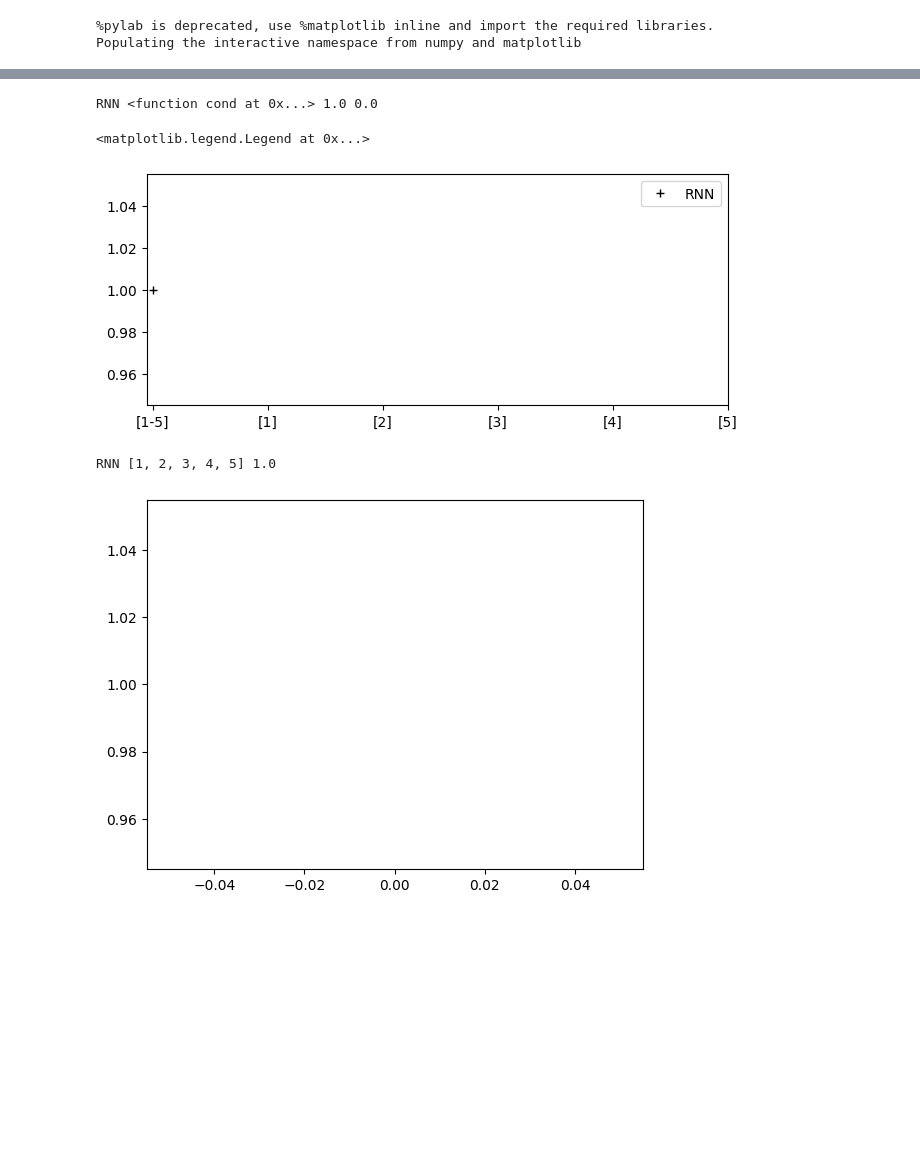
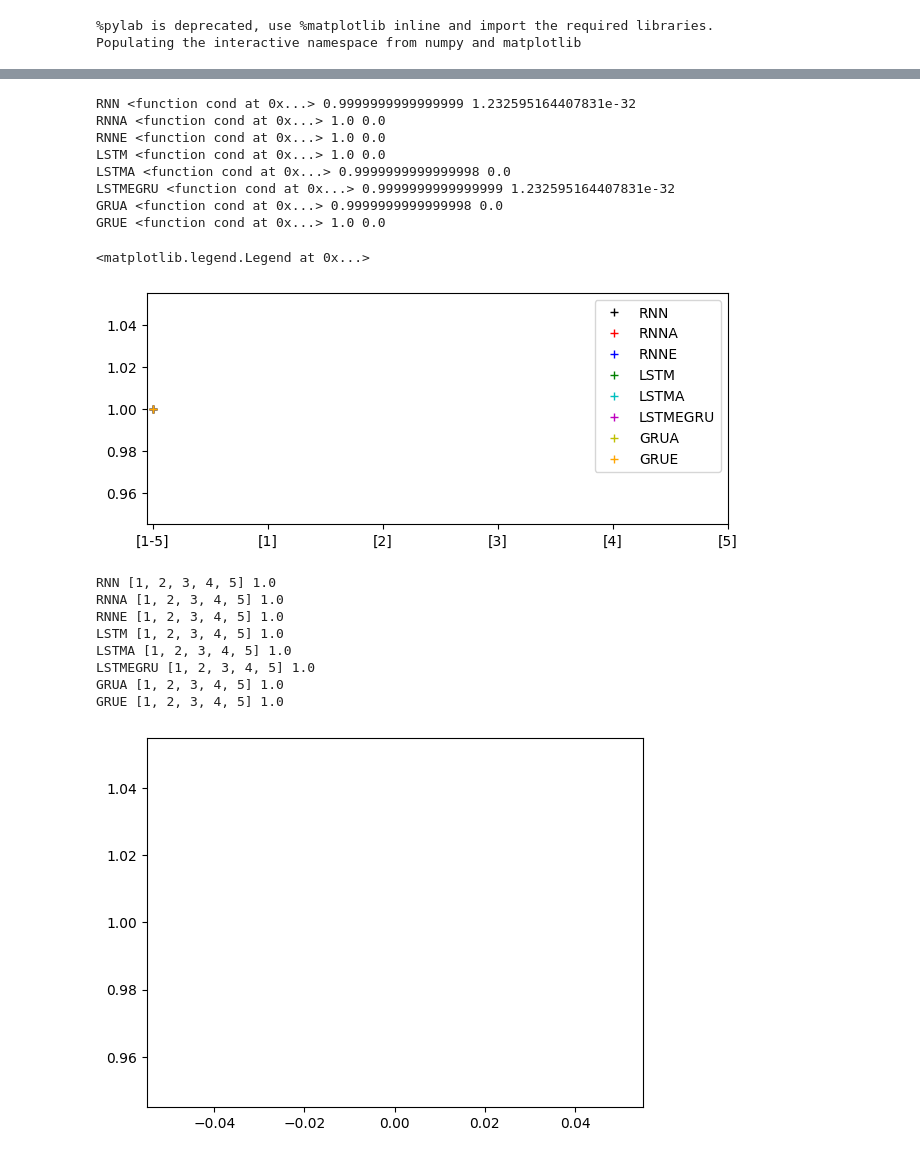
Before and after one commit to Ahmadar91/Master-sThesis, a Jupyter notebook: Attention.ipynb, the cells around one changed output, grey strips where cells are left out. Saved outputs shown, nothing was run; the diff lists cells and outputs as text; code cells hidden in the pictures; blank space fills up the shorter version.

```diff
--- a/Attention.ipynb
+++ b/Attention.ipynb
@@ -763,24 +764,24 @@ num_samples = 100
 for rep in range(1):  # Number of repetitions
     for min_len, max_len in zip(min_lengths, max_lengths):
         # Select the model based on 'kind'
-        for kind in ["RNN", "NetRNNWithAttention", "NetRNNWithAttentionExpFirst","LSTM", "NetLSTMWithAttention","NetLSTMWithAttentionExpFirst" "GRU", "NetGRUWithAttention","NetGRUWithAttentionExpFirst"]:
+        for kind in ["RNN", "RNNA", "RNNE","LSTM", "LSTMA","LSTME" "GRU", "GRUA","GRUE"]:
             if kind == "RNN":
                 model = NetRNN(hidden_dim=12, inp=3)
-            elif kind == "NetRNNWithAttention":
+            elif kind == "RNNA":
                 model = NetRNNWithAttention(hidden_dim=12, inp=3)
-            elif kind == "NetRNNWithAttentionExpFirst":
+            elif kind == "RNNE":
                 model = NetRNNWithAttentionExpFirst(hidden_dim=12, inp=3)
             elif kind == "LSTM":
                 model = NetLSTM(hidden_dim=12, inp=3)
-            elif kind == "NetLSTMWithAttention":
+            elif kind == "LSTMA":
                 model = NetLSTMWithAttention(hidden_dim=12, inp=3)
-            elif kind == "NetLSTMWithAttentionExpFirst":
+            elif kind == "LSTME":
                 model = NetLSTMWithAttentionExpFirst(hidden_dim=12, inp=3)
             elif kind == "GRU":
                 model = NetGRU(hidden_dim=12, inp=3)
-            elif kind == "NetGRUWithAttention":
+            elif kind == "GRUA":
                 model = NetGRUMWithAttention(hidden_dim=12, inp=3)
-            elif kind == "NetGRUWithAttentionExpFirst":
+            elif kind == "GRUE":
                 model = NetGRUMWithAttentionExpFirst(hidden_dim=12, inp=3)
 
             optimizer = optim.Adam(model.parameters())
@@ -864,7 +866,7 @@ NetGRUWithAttentionExpFirst Rep: 0   Epoch: 1     Acc: 0.9900 _min_5_max_5 Time:
 # %%
 Ws=dict()
-for k,kind in enumerate(["RNN"]):
-    subplot(1,3,k+1)
+for k,kind in enumerate(["RNN", "RNNA", "RNNE","LSTM", "LSTMA","LSTME" "GRU", "GRUA","GRUE"]):
+    subplot(1,9,k+1)
     As=[]
     L=[]
     for rep in range(1):
@@ -1282,7 +1284,7 @@ imshow(removalIntoMatrix(S,12,H))
 min_lengths = [5]
 max_lengths = [5]
 # %%
-for k,kind in enumerate(["RNN"]):
+for k,kind in enumerate(["RNN", "RNNA", "RNNE","LSTM", "LSTMA","LSTME" "GRU", "GRUA","GRUE"]):
     for min_len, max_len in zip(min_lengths, max_lengths):
         for rep in range(1):
             model=torch.load(f'./Models/model_{kind}_min_{min_len}_max_{max_len}.model')
@@ -1297,6 +1306,6 @@ RNN 0
 # %%
 collectorSHM=dict()
-for k,kind in enumerate(["RNN"]):
+for k,kind in enumerate(["RNN", "RNNA", "RNNE","LSTM", "LSTMA","LSTME" "GRU", "GRUA","GRUE"]):
     for min_len, max_len in zip(min_lengths, max_lengths):
         C=[]
         figure()
@@ -1335,45 +1358,63 @@ def mean_confidence_interval(data, confidence=0.95):
     return h
 # %%
 figure(figsize=[7.5,3])
-cols=['k','r','b']
+cols = [
+    'k',  # black
+    'r',  # red
+    'b',  # blue
+    'g',  # green
+    'c',  # cyan
+    'm',  # magenta
+    'y',  # yellow
+    'orange',  # orange
+    'purple'   # purple
+]
+
 collectorSHM=pickle.load(open("collectorSHMlong.p","rb"))
-for k,kind in enumerate(["RNN"]):
+for k,kind in enumerate(["RNN", "RNNA", "RNNE","LSTM", "LSTMA","LSTME" "GRU", "GRUA","GRUE"]):
     MC=[]
     MS=[]
     for min_len, max_len in zip(min_lengths, max_lengths):
         for rep in range(1):
             Ms=[]
             C=[]
             for i in range(5):#[6,7,8,9,10]:
                 M=collectorSHM[f'{k}_min_{min_len}_max_{max_len}_{rep}_{i}']
                 Ms.append(M.flatten())
                 #if rep==0:
                 #    subplot(5,5,where)
                 #    where+=1
                 #    imshow(M)
                 #    xticks([])
                 #    yticks([])
             for i in range(5):#[6,7,8,9,10]:
                 for j in range(5):#[6,7,8,9,10]:
                     if i>j:
                         cc=corrcoef(Ms[i],Ms[j])[0][1]
                         C.append(cc)
         print(kind,cond,mean(C),var(C))
         MC.append(mean(C))
         MS.append(mean_confidence_interval(C))
     plot(range(1),MC,'+',color=cols[k],label=kind)
     plot(range(1),MC,':',linewidth=0.2,color=cols[k])
     xticks(range(6),['[1-5]','[1]','[2]','[3]','[4]','[5]'])
 legend()
 # %% [output]
-RNN <function cond at 0x...> 1.0 0.0
+RNN <function cond at 0x...> 0.9999999999999999 1.232595164407831e-32
+RNNA <function cond at 0x...> 1.0 0.0
+RNNE <function cond at 0x...> 1.0 0.0
+LSTM <function cond at 0x...> 1.0 0.0
+LSTMA <function cond at 0x...> 0.9999999999999998 0.0
+LSTMEGRU <function cond at 0x...> 0.9999999999999999 1.232595164407831e-32
+GRUA <function cond at 0x...> 0.9999999999999998 0.0
+GRUE <function cond at 0x...> 1.0 0.0
 <matplotlib.legend.Legend at 0x...>
-[figure, old version]
+[figure, new version]
 # %%
 from sklearn.cluster import KMeans
 from sklearn.cluster import DBSCAN
 collectorSHM=pickle.load(open("collectorSHMlong.p","rb"))
-for k,kind in enumerate(["RNN"]):
+for k,kind in enumerate(["RNN", "RNNA", "RNNE","LSTM", "LSTMA","LSTME" "GRU", "GRUA","GRUE"]):
     Rs=[]
     RsS=[]
     for min_len, max_len in zip(min_lengths, max_lengths):
@@ -1409,6 +1450,13 @@ for k,kind in enumerate(["RNN"]):
     plot(Rs)
 # %% [output]
 RNN [1, 2, 3, 4, 5] 1.0
+RNNA [1, 2, 3, 4, 5] 1.0
+RNNE [1, 2, 3, 4, 5] 1.0
+LSTM [1, 2, 3, 4, 5] 1.0
+LSTMA [1, 2, 3, 4, 5] 1.0
+LSTMEGRU [1, 2, 3, 4, 5] 1.0
+GRUA [1, 2, 3, 4, 5] 1.0
+GRUE [1, 2, 3, 4, 5] 1.0
 [figure]
 # %%
 from sklearn.cluster import KMeans
```
Also changed, not shown: parts of 17 cells of this notebook, 35 other files.
